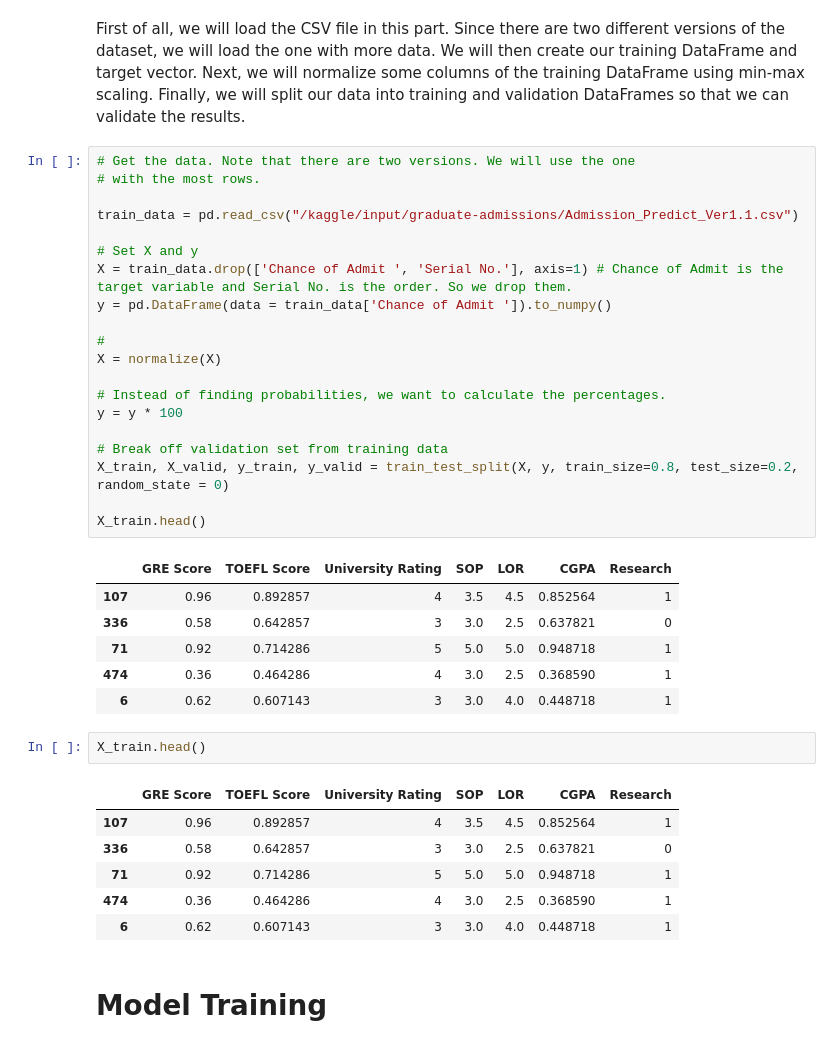
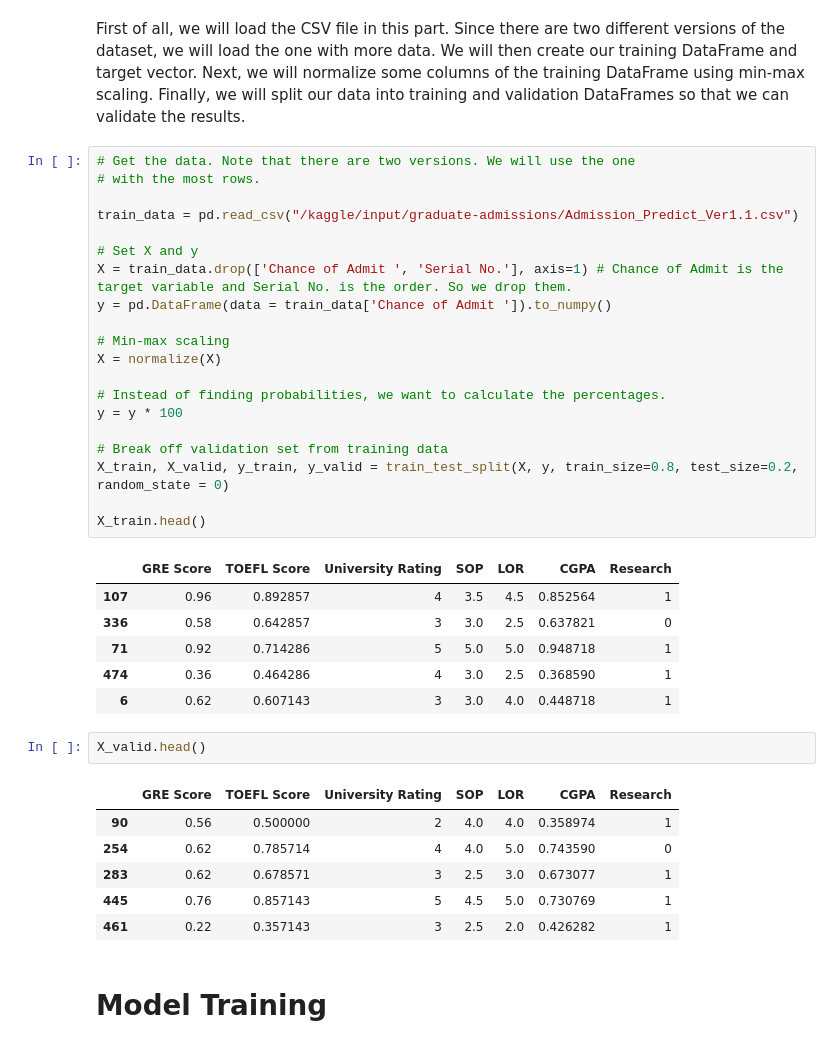
Before and after one commit to ErkanHatipoglu/Kaggle-Notebooks, a Jupyter notebook: multivariate-linear-regression-from-scratch.ipynb, the cells around one changed output. Saved outputs shown, nothing was run; the diff lists cells and outputs as text.

```diff
--- a/multivariate-linear-regression-from-scratch.ipynb
+++ b/multivariate-linear-regression-from-scratch.ipynb
@@ -282,7 +282,7 @@ train_data = pd.read_csv("/kaggle/input/graduate-admissions/Admission_Predict_Ve
 X = train_data.drop(['Chance of Admit ', 'Serial No.'], axis=1) # Chance of Admit is the target variable and Serial No. is the order. So we drop them.
 y = pd.DataFrame(data = train_data['Chance of Admit ']).to_numpy()
 
-#
+# Min-max scaling
 X = normalize(X)
 
 # Instead of finding probabilities, we want to calculate the percentages.
@@ -300,14 +300,14 @@ X_train.head()
 | 474 | 0.36 | 0.464286 | 4 | 3.0 | 2.5 | 0.368590 | 1 |
 | 6 | 0.62 | 0.607143 | 3 | 3.0 | 4.0 | 0.448718 | 1 |
 # %%
-X_train.head()
+X_valid.head()
 # %% [output]
 |  | GRE Score | TOEFL Score | University Rating | SOP | LOR | CGPA | Research |
-| 107 | 0.96 | 0.892857 | 4 | 3.5 | 4.5 | 0.852564 | 1 |
-| 336 | 0.58 | 0.642857 | 3 | 3.0 | 2.5 | 0.637821 | 0 |
-| 71 | 0.92 | 0.714286 | 5 | 5.0 | 5.0 | 0.948718 | 1 |
-| 474 | 0.36 | 0.464286 | 4 | 3.0 | 2.5 | 0.368590 | 1 |
-| 6 | 0.62 | 0.607143 | 3 | 3.0 | 4.0 | 0.448718 | 1 |
+| 90 | 0.56 | 0.500000 | 2 | 4.0 | 4.0 | 0.358974 | 1 |
+| 254 | 0.62 | 0.785714 | 4 | 4.0 | 5.0 | 0.743590 | 0 |
+| 283 | 0.62 | 0.678571 | 3 | 2.5 | 3.0 | 0.673077 | 1 |
+| 445 | 0.76 | 0.857143 | 5 | 4.5 | 5.0 | 0.730769 | 1 |
+| 461 | 0.22 | 0.357143 | 3 | 2.5 | 2.0 | 0.426282 | 1 |
 # %% [markdown]
 # Model Training   <a id='training'></a>
 # %% [markdown]
```
Also changed, not shown: parts of 2 cells of this notebook.
